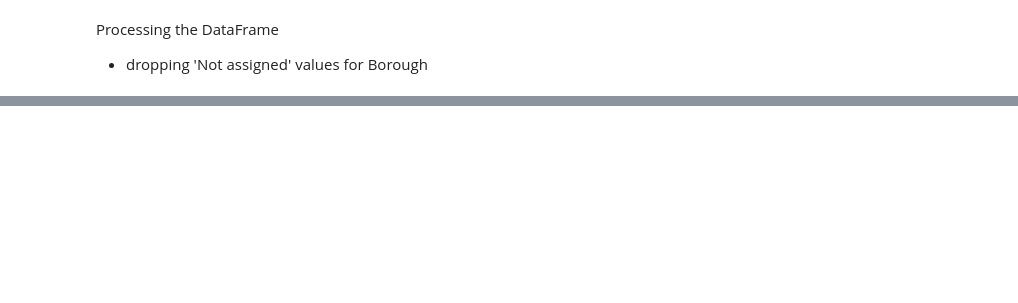
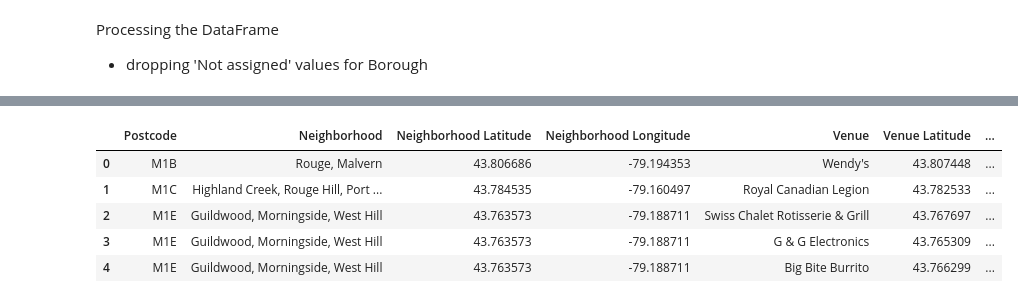
Before and after one commit to calinateodor/ibm-datascience-certificate, a Jupyter notebook: Segmenting and Clustering Toronto Neighborhoods.ipynb, the cells around one changed output, grey strips where cells are left out. Saved outputs shown, nothing was run; the diff lists cells and outputs as text; code cells hidden in the pictures; blank space fills up the shorter version.

```diff
--- a/Segmenting and Clustering Toronto Neighborhoods.ipynb
+++ b/Segmenting and Clustering Toronto Neighborhoods.ipynb
@@ -149,0 +150,8 @@ Name: Postcode, dtype: object>
+# %%
+# Downloading the geo data
+import io
+
+url = 'http://cocl.us/Geospatial_data'
+r=requests.get(url).content
+postal_code_coords_df=pd.read_csv(io.StringIO(r.decode('utf-8')))
+postal_code_coords_df.head()
@@ -149,0 +165,2 @@ Name: Postcode, dtype: object>
+# %%
+postalcodes_grouped_df = postalcodes_grouped_df.join(postal_code_coords_df.set_index('Postal Code'), on='Postcode')
@@ -149,0 +176,5 @@ Name: Postcode, dtype: object>
+# %%
+CLIENT_ID = 'ANAKQS0BWDXBO1A5RFU2RDWUHPMUSZ5SYZKK0T0BULVGGUSH' # your Foursquare ID
+CLIENT_SECRET = 'INDKATATMFTTDHP2NAKWM5ADXDL50C45KGPP2ZJUN2P1BEUN' # your Foursquare Secret
+VERSION = '20180605' # Foursquare API version
+LIMIT = 100
@@ -149,0 +221,15 @@ Name: Postcode, dtype: object>
+# %%
+toronto_venues = getNearbyVenues(names=postalcodes_grouped_df['Neighbourhood'],
+                                 postalcode=postalcodes_grouped_df['Postcode'],
+                                 latitudes=postalcodes_grouped_df['Latitude'],
+                                 longitudes=postalcodes_grouped_df['Longitude']
+                                )
+# %%
+toronto_venues.head()
+# %% [output]
+|  | Postcode | Neighborhood | Neighborhood Latitude | Neighborhood Longitude | Venue | Venue Latitude | ... |
+| 0 | M1B | Rouge, Malvern | 43.806686 | -79.194353 | Wendy's | 43.807448 | ... |
+| 1 | M1C | Highland Creek, Rouge Hill, Port ... | 43.784535 | -79.160497 | Royal Canadian Legion | 43.782533 | ... |
+| 2 | M1E | Guildwood, Morningside, West Hill | 43.763573 | -79.188711 | Swiss Chalet Rotisserie & Grill | 43.767697 | ... |
+| 3 | M1E | Guildwood, Morningside, West Hill | 43.763573 | -79.188711 | G & G Electronics | 43.765309 | ... |
+| 4 | M1E | Guildwood, Morningside, West Hill | 43.763573 | -79.188711 | Big Bite Burrito | 43.766299 | ... |
```
Also changed, not shown: parts of 24 cells of this notebook.
